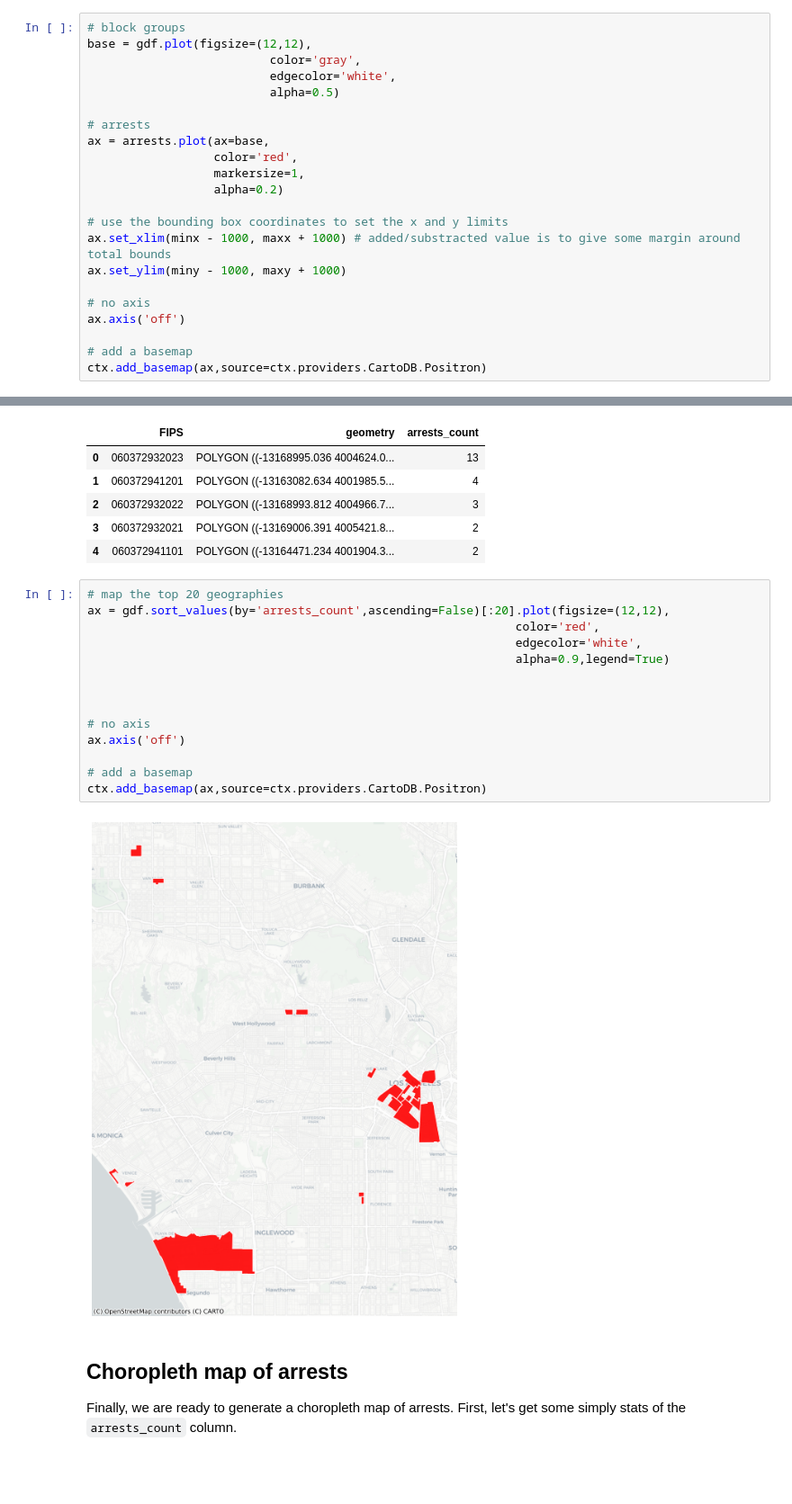
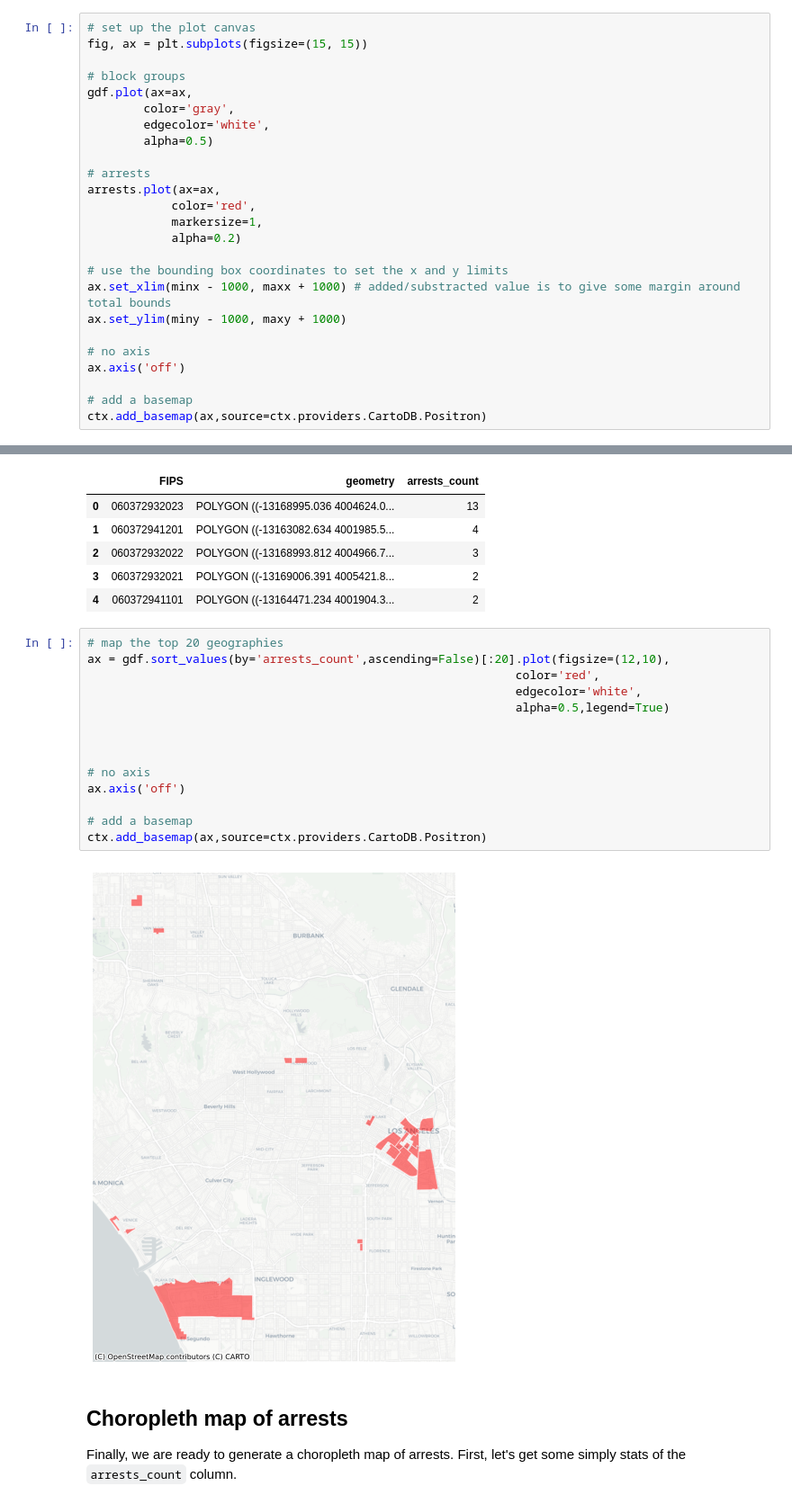
Before and after one commit to yohman/up206a, a Jupyter notebook: Weeks/Week08/Spatial Autocorrelation.ipynb, the cells around one changed output, grey strips where cells are left out. Shown at 90% size. Saved outputs shown, nothing was run; the diff lists cells and outputs as text; blank space fills up the shorter version.

```diff
--- a/Weeks/Week08/Spatial Autocorrelation.ipynb
+++ b/Weeks/Week08/Spatial Autocorrelation.ipynb
@@ -203,17 +205,20 @@ print(maxy)
 3989526.8110836204
 4072889.465652517
 # %%
+# set up the plot canvas
+fig, ax = plt.subplots(figsize=(15, 15))
+
 # block groups
-base = gdf.plot(figsize=(12,12),
-                          color='gray',
-                          edgecolor='white',
-                          alpha=0.5)
+gdf.plot(ax=ax,
+        color='gray',
+        edgecolor='white',
+        alpha=0.5)
 
 # arrests
-ax = arrests.plot(ax=base,
-                  color='red',
-                  markersize=1,
-                  alpha=0.2)
+arrests.plot(ax=ax,
+            color='red',
+            markersize=1,
+            alpha=0.2)
 
 # use the bounding box coordinates to set the x and y limits
 ax.set_xlim(minx - 1000, maxx + 1000) # added/substracted value is to give some margin around total bounds
@@ -289,20 +294,20 @@ gdf.head()
 | 4 | 060372941101 | POLYGON ((-13164471.234 4001904.3... | 2 |
 # %%
 # map the top 20 geographies
-ax = gdf.sort_values(by='arrests_count',ascending=False)[:20].plot(figsize=(12,12),
+ax = gdf.sort_values(by='arrests_count',ascending=False)[:20].plot(figsize=(12,10),
                                                              color='red',
                                                              edgecolor='white',
-                                                             alpha=0.9,legend=True)
+                                                             alpha=0.5,legend=True)
 
 
 
 # no axis
 ax.axis('off')
 
 # add a basemap
 ctx.add_basemap(ax,source=ctx.providers.CartoDB.Positron)
 # %% [output]
-[figure, old version]
+[figure, new version]
 # %% [markdown]
 ## Choropleth map of arrests
 
```
Also changed, not shown: parts of 31 cells of this notebook.
